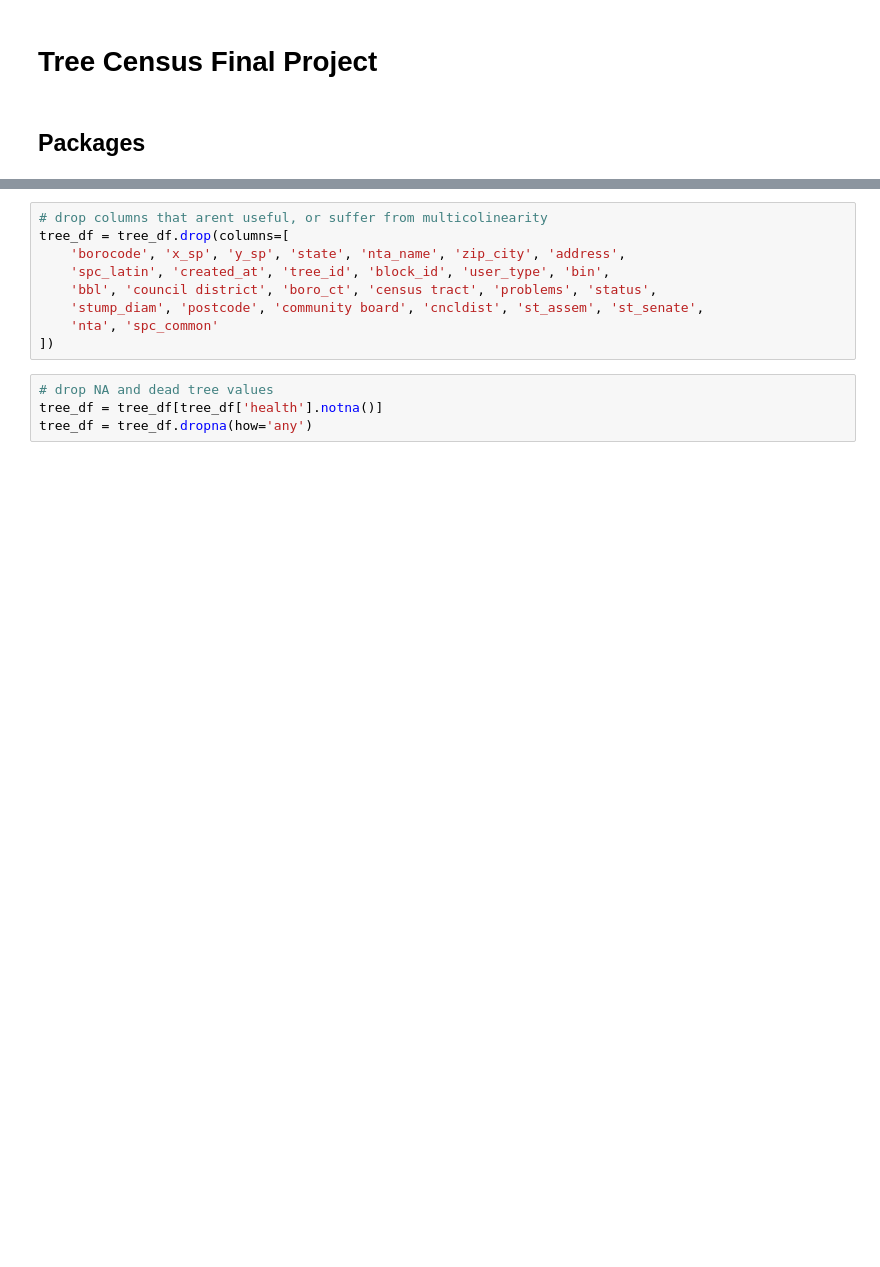
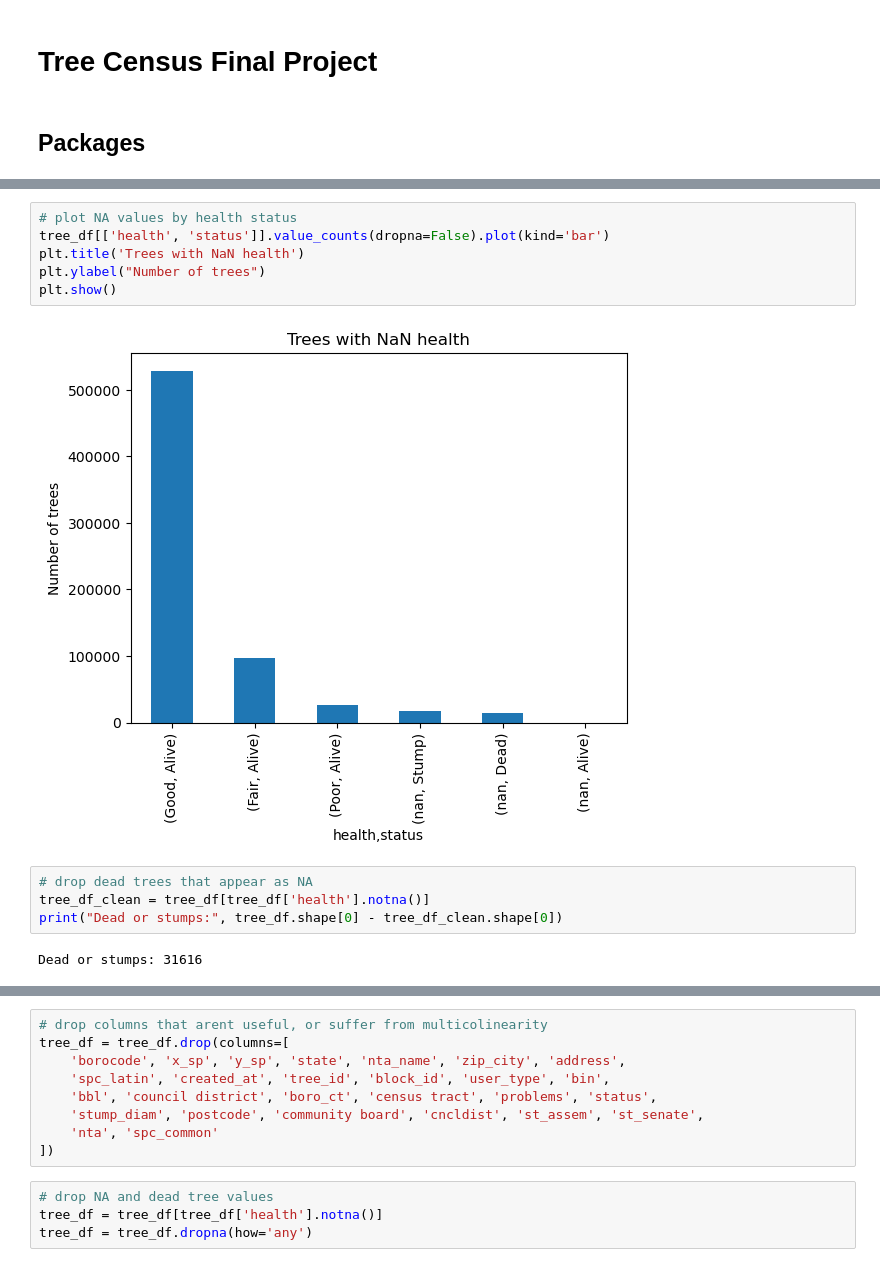
Before and after one commit to kmohebbizadeh/AML-Tree-Census-Project, a Jupyter notebook: final_script.ipynb, the cells around one changed output, grey strips where cells are left out. Drawn from its saved outputs; the diff is of its cells as text; blank space fills up the shorter version.

```diff
--- a/final_script.ipynb
+++ b/final_script.ipynb
@@ -28,0 +67,14 @@ tree_df = pd.read_csv('sample_data/2015_Street_Tree_Census_-_Tree_Data.csv')
+# %%
+# plot NA values by health status
+tree_df[['health', 'status']].value_counts(dropna=False).plot(kind='bar')
+plt.title('Trees with NaN health')
+plt.ylabel("Number of trees")
+plt.show()
+# %% [output]
+[figure, added]
+# %%
+# drop dead trees that appear as NA
+tree_df_clean = tree_df[tree_df['health'].notna()]
+print("Dead or stumps:", tree_df.shape[0] - tree_df_clean.shape[0])
+# %% [output]
+Dead or stumps: 31616
```
Also changed, not shown: parts of 91 cells of this notebook, 1 other file.
